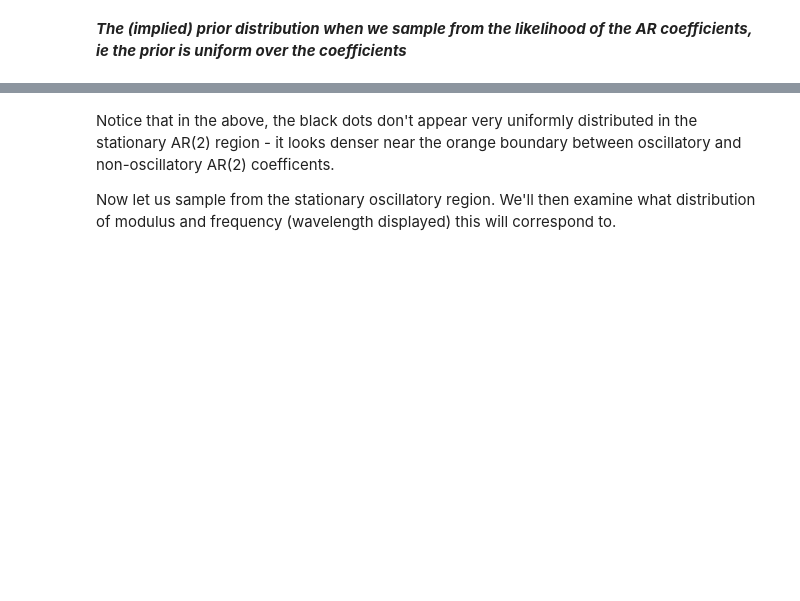
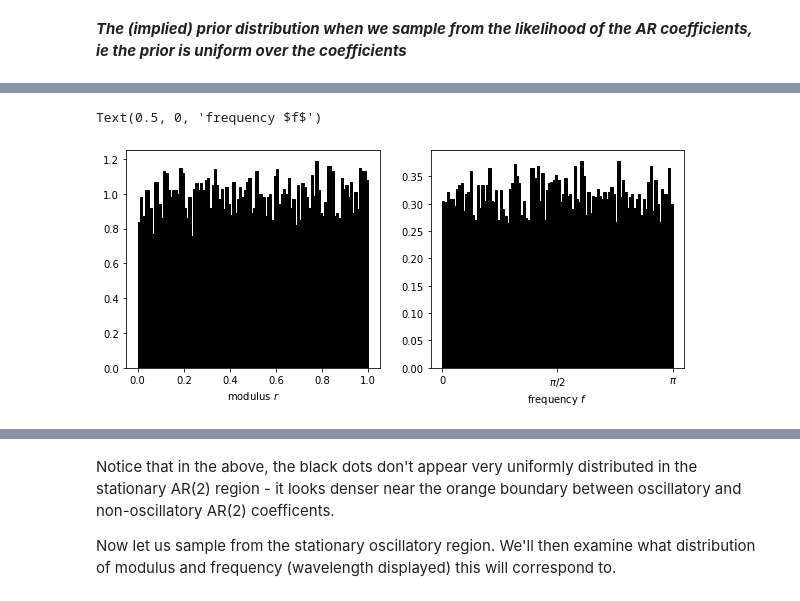
Before and after one commit to AraiKensuke/LOST, a Jupyter notebook: Notebooks/AR2_priors.ipynb, the cells around one changed output, grey strips where cells are left out. Cells and saved outputs as stored; diff of their text form; code cells hidden in the pictures; blank space fills up the shorter version.

```diff
--- a/Notebooks/AR2_priors.ipynb
+++ b/Notebooks/AR2_priors.ipynb
@@ -20,0 +29,27 @@ sys.path.insert(1, "/content/pyPG")    #  add these to searchpath for python mod
+# %%
+import LOST.ARlib as _arl
+from LOST.ARcfSmplFuncs import ampAngRep, buildLims, FfromLims, dcmpcff, initF
+import numpy as _N
+import matplotlib.pyplot as _plt
+
+#  the actual eigenvalues need | eigenvalue | < 1.  (1 / ev) > 1
+
+N    = 10000
+ra   = 0
+rb   = 1
+
+#########  imaginary roots
+amps  = _N.random.rand(N) * (rb - ra) + ra
+phs  = _N.random.rand(N) * _N.pi      #  phs from 0 -> pi   (well, 4pi/N, but large N->0)
+
+fig = _plt.figure(figsize=(10, 4))
+fig.add_subplot(1, 2, 1)
+_plt.hist(amps, bins=_N.linspace(0, 1, 101), density=True, color="black", edgecolor="black")
+_plt.xlabel("modulus $r$")
+fig.add_subplot(1, 2, 2)
+_plt.hist(phs, bins=_N.linspace(0, 3.1416, 101), density=True, color="black", edgecolor="black")
+_plt.xticks([0, _N.pi/2, _N.pi], ["0", "$\pi/2$", "$\pi$"])
+_plt.xlabel("frequency $f$")
+# %% [output]
+Text(0.5, 0, 'frequency $f$')
+[figure, added]
```
Also changed, not shown: parts of 6 cells of this notebook.
